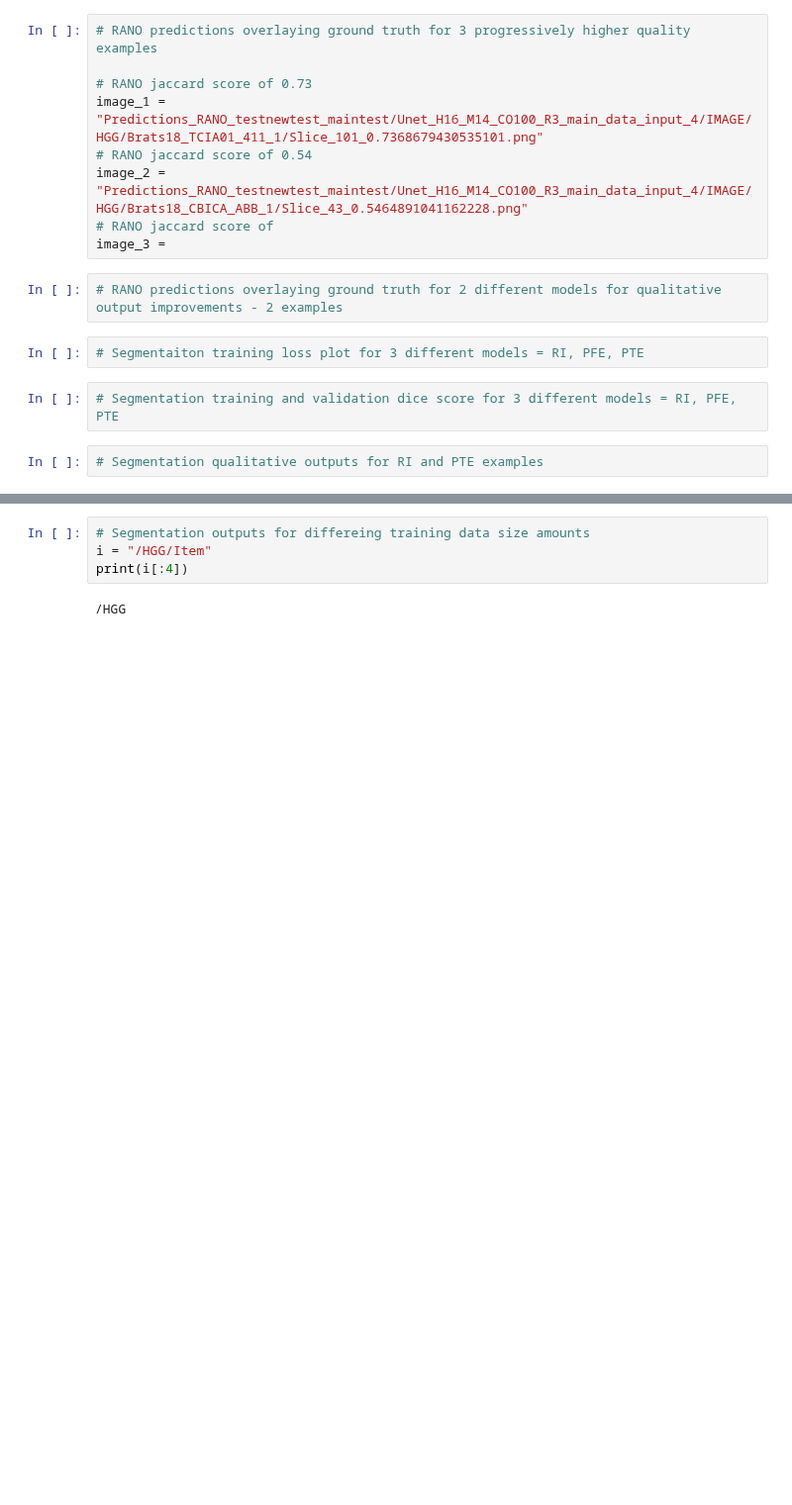
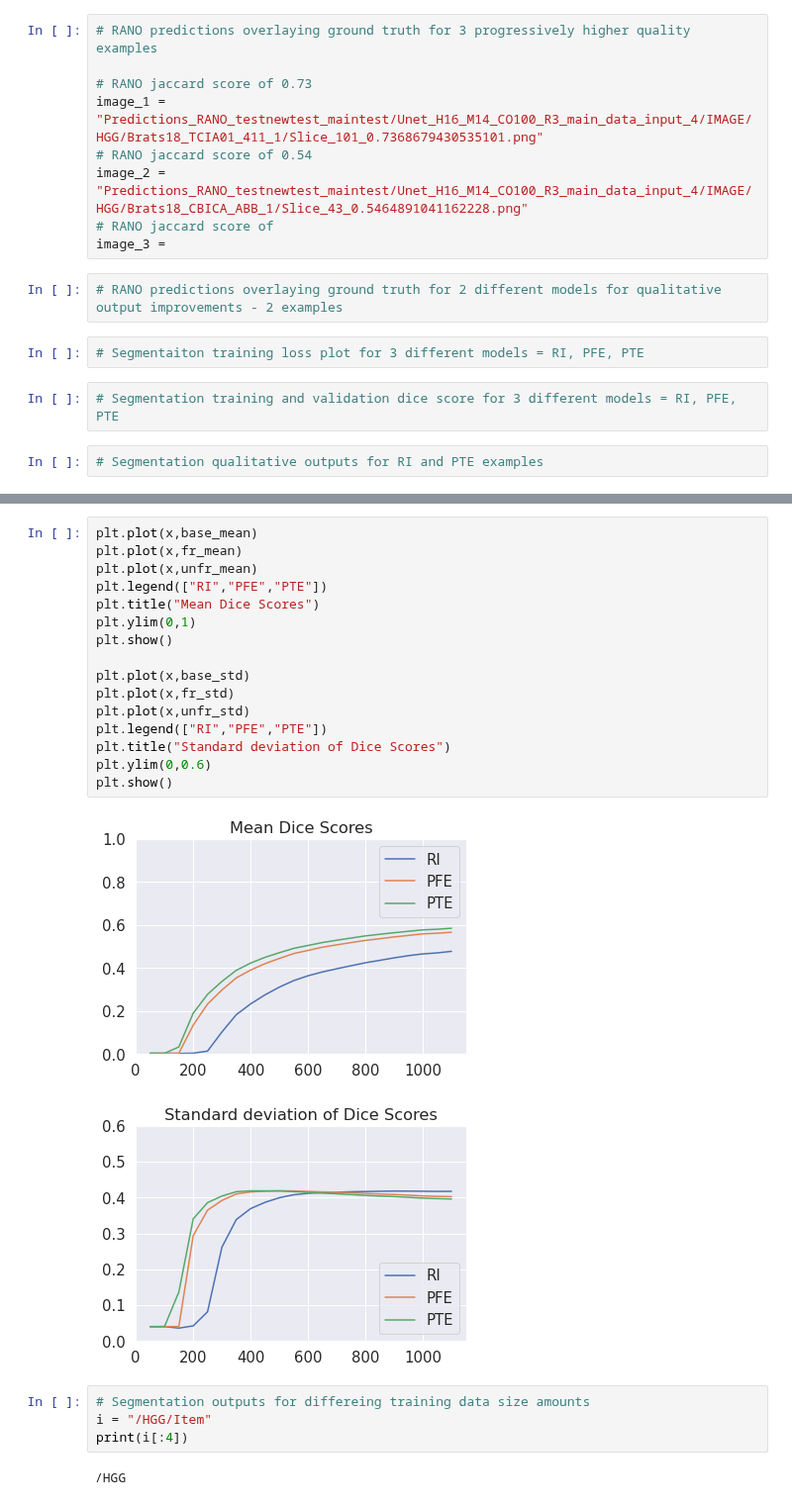
Before and after one commit to Jmckone1/unet, a Jupyter notebook: Paper_outputs_updated.ipynb, the cells around one changed output, grey strips where cells are left out. Shown at 99% size. Cells and saved outputs as stored; diff of their text form; blank space fills up the shorter version.

```diff
--- a/Paper_outputs_updated.ipynb
+++ b/Paper_outputs_updated.ipynb
@@ -289,3 +538,22 @@ plt.show()
+# %%
+plt.plot(x,base_mean)
+plt.plot(x,fr_mean)
+plt.plot(x,unfr_mean)
+plt.legend(["RI","PFE","PTE"])
+plt.title("Mean Dice Scores")
+plt.ylim(0,1)
+plt.show()
+
+plt.plot(x,base_std)
+plt.plot(x,fr_std)
+plt.plot(x,unfr_std)
+plt.legend(["RI","PFE","PTE"])
+plt.title("Standard deviation of Dice Scores")
+plt.ylim(0,0.6)
+plt.show()
+# %% [output]
+[figure, added]
+[figure, added]
 # %%
 # Segmentation outputs for differeing training data size amounts
 i = "/HGG/Item"
```
Also changed, not shown: parts of 3 cells of this notebook, 6 other files.
